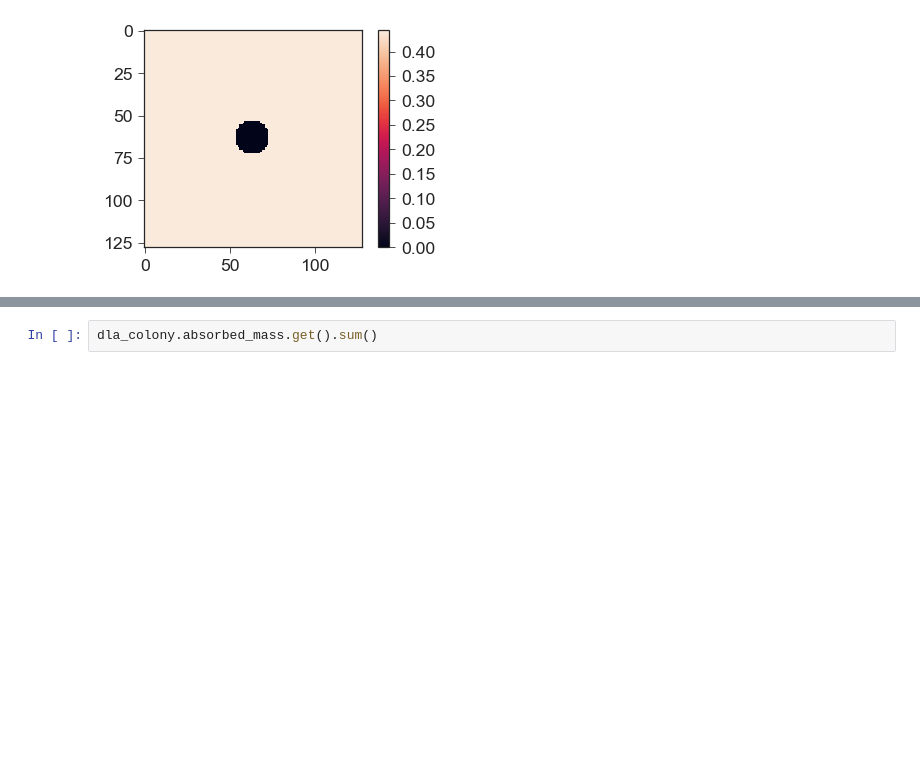
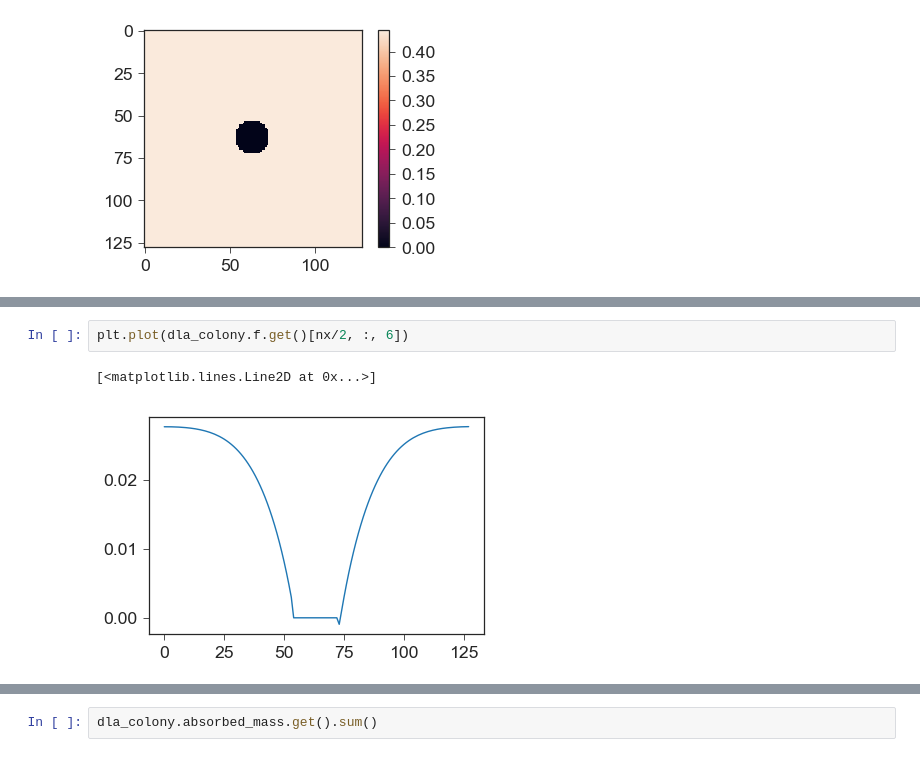
Before and after one commit to btweinstein/LB_colony_growth, a Jupyter notebook: 2018_04_23_mako_opencl_2d.ipynb, the cells around one changed output, grey strips where cells are left out. Cells and saved outputs as stored; diff of their text form; blank space fills up the shorter version.

```diff
--- a/2018_04_23_mako_opencl_2d.ipynb
+++ b/2018_04_23_mako_opencl_2d.ipynb
@@ -172,0 +167,5 @@ plt.colorbar()
+# %%
+plt.plot(dla_colony.f.get()[nx/2, :, 6])
+# %% [output]
+[<matplotlib.lines.Line2D at 0x...>]
+[figure, added]
```
Also changed, not shown: parts of 5 cells of this notebook, 1 other file.
